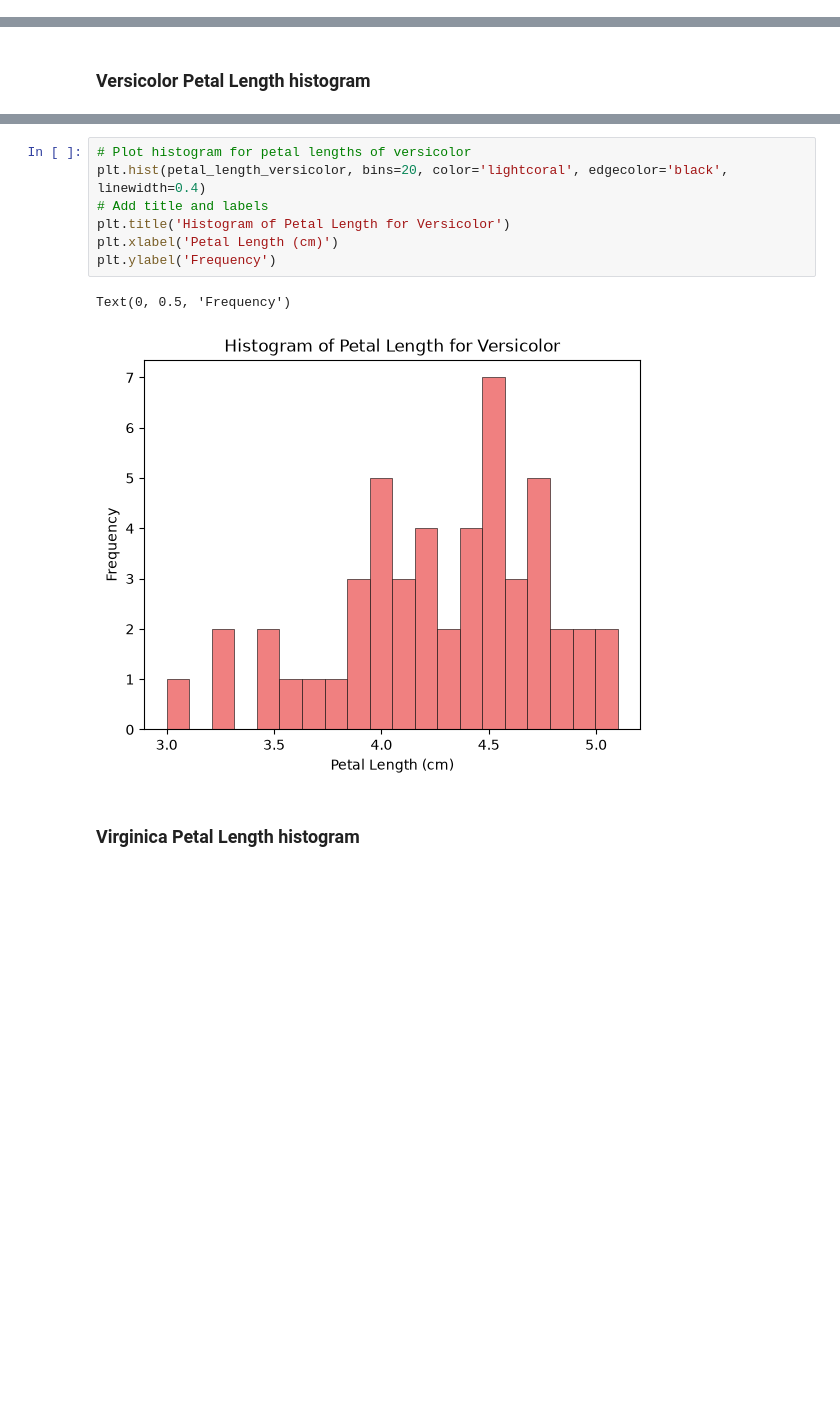
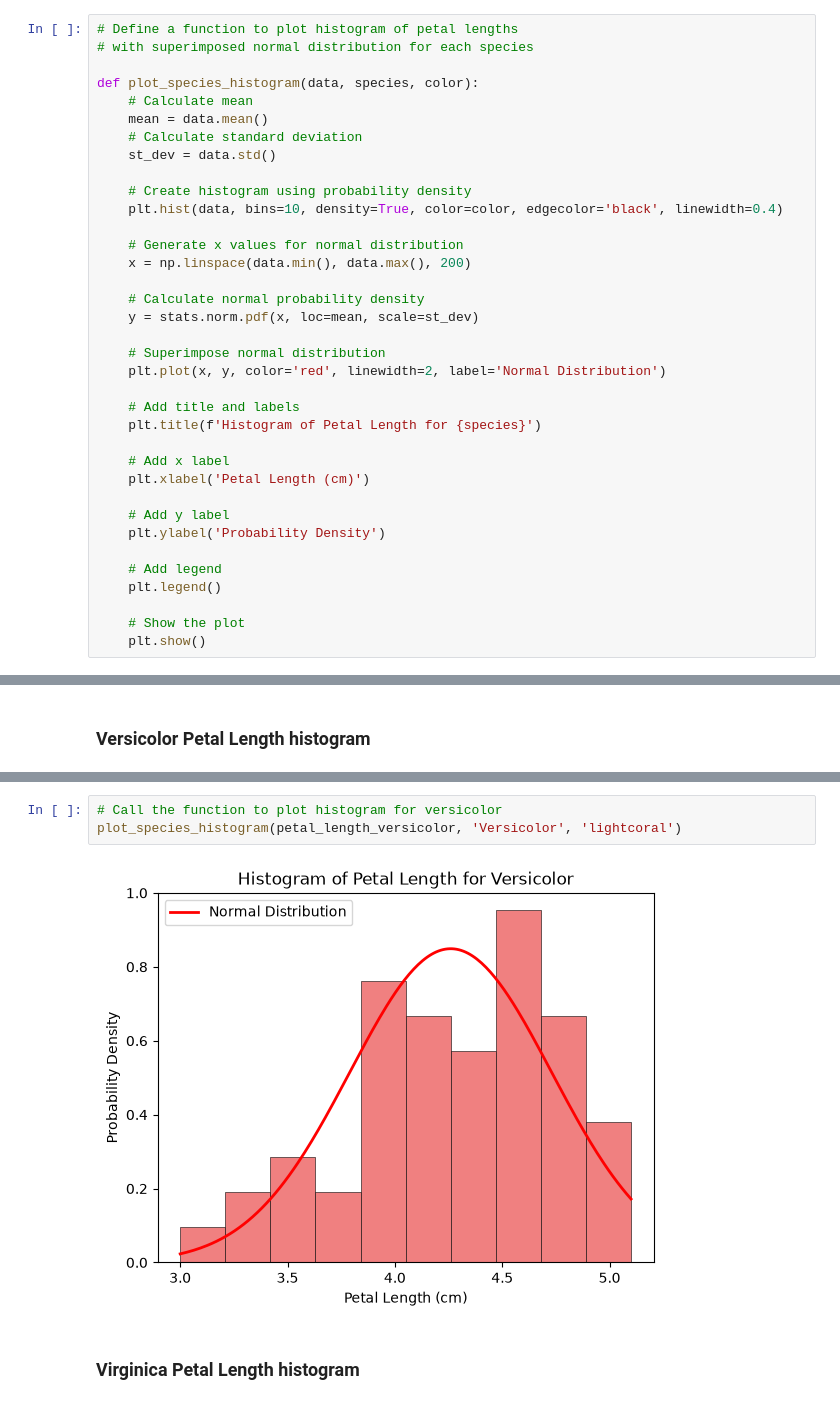
Before and after one commit to Oksyyy/applied-statistics, a Jupyter notebook: problems.ipynb, the cells around one changed output, grey strips where cells are left out. Drawn from its saved outputs; the diff is of its cells as text; blank space fills up the shorter version.

```diff
--- a/problems.ipynb
+++ b/problems.ipynb
@@ -96,3 +125,39 @@ Text(0, 0.5, 'Probability Density')
+# %%
+# Define a function to plot histogram of petal lengths
+# with superimposed normal distribution for each species
+
+def plot_species_histogram(data, species, color):
+    # Calculate mean
+    mean = data.mean()
+    # Calculate standard deviation
+    st_dev = data.std()
+
+    # Create histogram using probability density
+    plt.hist(data, bins=10, density=True, color=color, edgecolor='black', linewidth=0.4)
+
+    # Generate x values for normal distribution
+    x = np.linspace(data.min(), data.max(), 200)
+
+    # Calculate normal probability density
+    y = stats.norm.pdf(x, loc=mean, scale=st_dev)
+
+    # Superimpose normal distribution
+    plt.plot(x, y, color='red', linewidth=2, label='Normal Distribution')
+
+    # Add title and labels
+    plt.title(f'Histogram of Petal Length for {species}')
+
+    # Add x label
+    plt.xlabel('Petal Length (cm)')
+
+    # Add y label
+    plt.ylabel('Probability Density')
+
+    # Add legend
+    plt.legend()
+
+    # Show the plot
+    plt.show()
 # %% [markdown]
 ### Setosa Petal Length histogram
 # %%
@@ -135,14 +189,9 @@ petal_length_versicolor[0:5]
 Name: petal_length, dtype: float64
 # %%
-# Plot histogram for petal lengths of versicolor
-plt.hist(petal_length_versicolor, bins=20, color='lightcoral', edgecolor='black', linewidth=0.4)
-# Add title and labels
-plt.title('Histogram of Petal Length for Versicolor')
-plt.xlabel('Petal Length (cm)')
-plt.ylabel('Frequency')
+# Call the function to plot histogram for versicolor
+plot_species_histogram(petal_length_versicolor, 'Versicolor', 'lightcoral')
 # %% [output]
-Text(0, 0.5, 'Frequency')
-[figure, old version]
+[figure, new version]
 # %% [markdown]
 ### Virginica Petal Length histogram
 # %%
```
Also changed, not shown: parts of 15 cells of this notebook.
